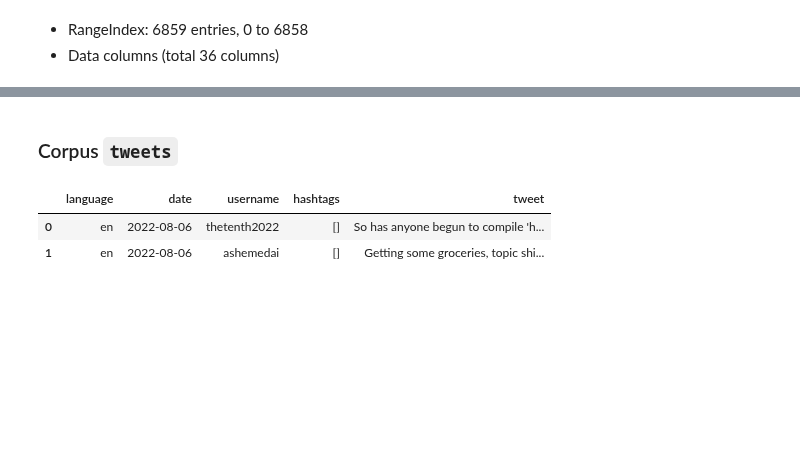
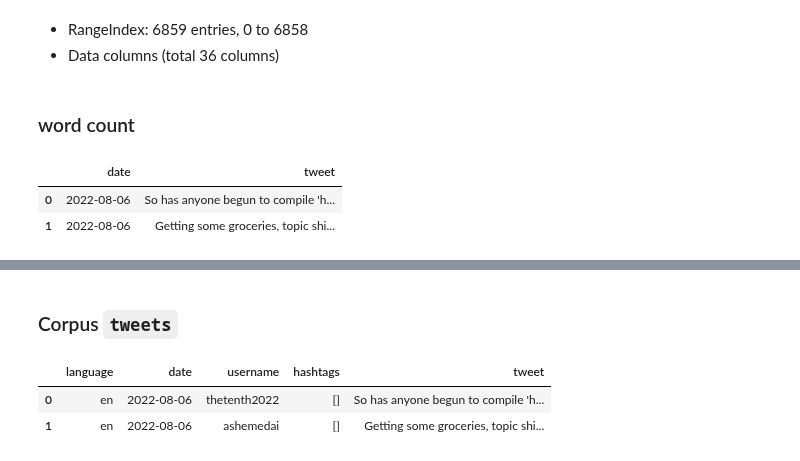
Before and after one commit to slp22/data-engineering-project, a Jupyter notebook: engineering_monkeypox_mvp.ipynb, the cells around one changed output, grey strips where cells are left out. Cells and saved outputs as stored; diff of their text form; code cells hidden in the pictures; blank space fills up the shorter version.

```diff
--- a/engineering_monkeypox_mvp.ipynb
+++ b/engineering_monkeypox_mvp.ipynb
@@ -153,3 +178,14 @@ Name: tweet, Length: 6859, dtype: object
 # %% [markdown]
 * RangeIndex: 6859 entries, 0 to 6858
 * Data columns (total 36 columns)
+# %% [markdown]
+### word count
+# %%
+# type(df)
+# df.head(2)
+pandas_df = df[['date','tweet']]
+pandas_df.head(2)
+# %% [output]
+|  | date | tweet |
+| 0 | 2022-08-06 | So has anyone begun to compile 'h... |
+| 1 | 2022-08-06 | Getting some groceries, topic shi... |
```
Also changed, not shown: parts of 37 cells of this notebook.
